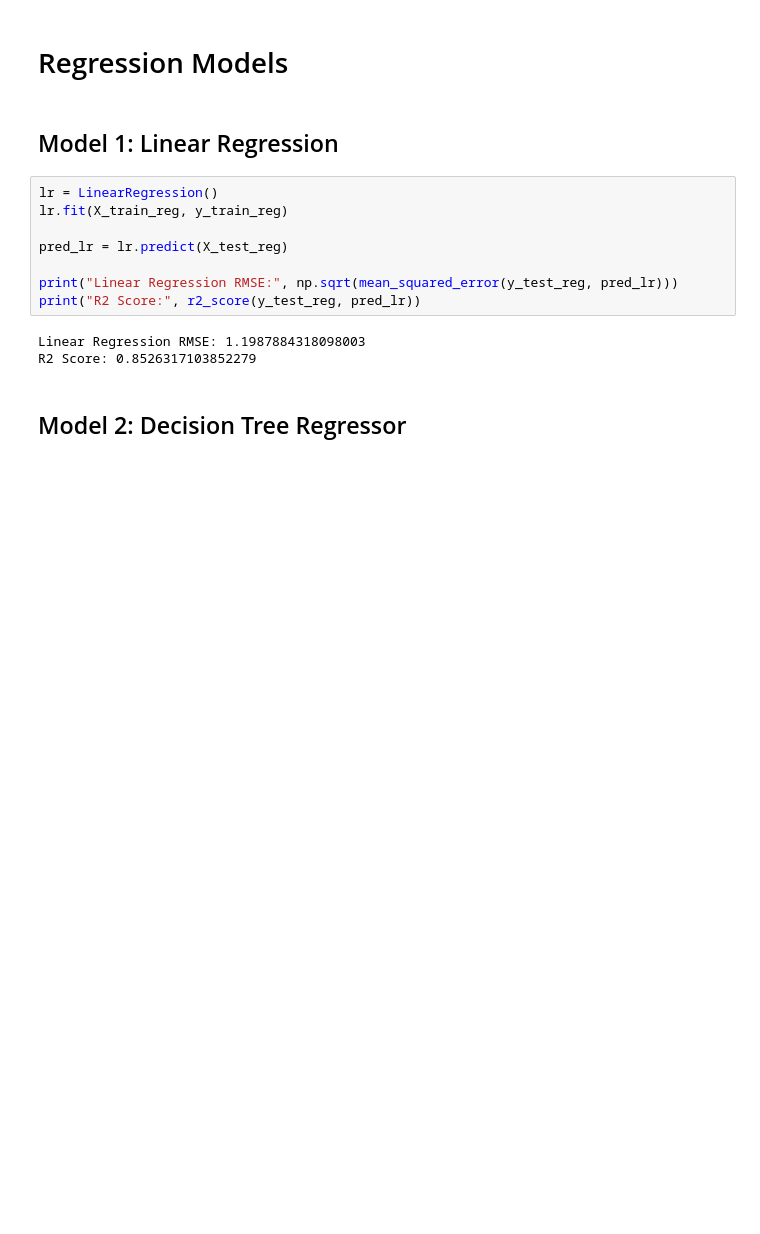
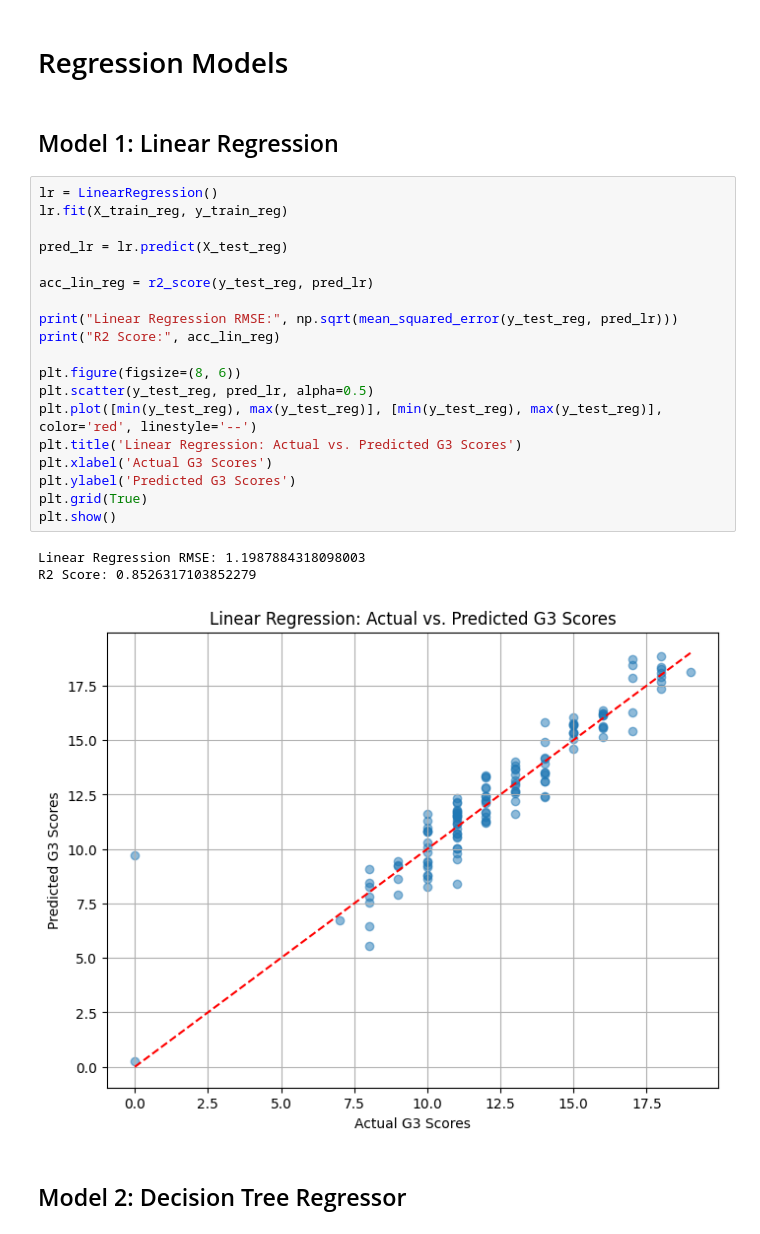
Before and after one commit to Manishkumarsingh6239/Predictive_analytics_proect-INT234-, a Jupyter notebook: main.ipynb, the cells around one changed output. Saved outputs shown, nothing was run; the diff lists cells and outputs as text; blank space fills up the shorter version.

```diff
--- a/main.ipynb
+++ b/main.ipynb
@@ -83,14 +83,26 @@ X_test_reg = scaler.transform(X_test_reg)
 # %%
 lr = LinearRegression()
 lr.fit(X_train_reg, y_train_reg)
 
 pred_lr = lr.predict(X_test_reg)
 
+acc_lin_reg = r2_score(y_test_reg, pred_lr)
+
 print("Linear Regression RMSE:", np.sqrt(mean_squared_error(y_test_reg, pred_lr)))
-print("R2 Score:", r2_score(y_test_reg, pred_lr))
+print("R2 Score:", acc_lin_reg)
+
+plt.figure(figsize=(8, 6))
+plt.scatter(y_test_reg, pred_lr, alpha=0.5)
+plt.plot([min(y_test_reg), max(y_test_reg)], [min(y_test_reg), max(y_test_reg)], color='red', linestyle='--')
+plt.title('Linear Regression: Actual vs. Predicted G3 Scores')
+plt.xlabel('Actual G3 Scores')
+plt.ylabel('Predicted G3 Scores')
+plt.grid(True)
+plt.show()
 # %% [output]
 Linear Regression RMSE: 1.1987884318098003
 R2 Score: 0.8526317103852279
+[figure, added]
 # %% [markdown]
 ## Model 2: Decision Tree Regressor
 # %%
```
Also changed, not shown: parts of 10 cells of this notebook.
